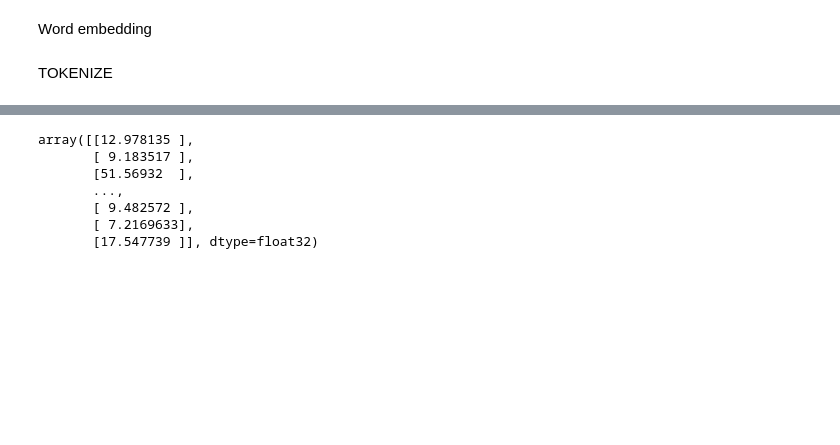
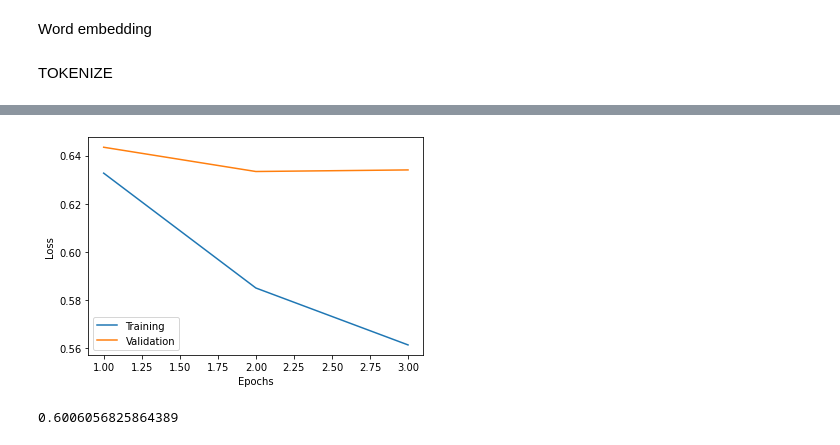
Before and after one commit to danielecaliari/AML, a Jupyter notebook: modelli.ipynb, the cells around one changed output, grey strips where cells are left out. Drawn from its saved outputs; the diff is of its cells as text; code cells hidden in the pictures; blank space fills up the shorter version.

```diff
--- a/modelli.ipynb
+++ b/modelli.ipynb
@@ -192,8 +275,7 @@ keras.utils.plot_model(embedding_model, "my_first_model_with_shape_info.png", sh
 # %%
 embedding_model.compile(
-    optimizer=keras.optimizers.RMSprop(1e-3),
+    optimizer=keras.optimizers.RMSprop(0.00001),
     loss={
-        "price": keras.losses.MeanSquaredLogarithmicError(),
-    },
-    loss_weights=[1.0],
+        "price": root_mean_squared_error,
+    }
 )
@@ -210,9 +282,10 @@ array([[    0,     0,     0, ...,    14,     4,    57],
 # %%
-embedding_model.fit(
+n_epochs = 4
+history_emb = embedding_model.fit(
     {"name": names_data, "description": descriptions_data, "other_features_input": train_emb},
     {"price": label_train_emb},
     validation_data=((names_data_validation, descriptions_data_validation, validation_emb), label_validation_emb),
-    epochs=2,
+    epochs=n_epochs,
     batch_size=256,
 )
 # %% [output]
@@ -224,12 +300,6 @@ Epoch 2/2
+# %%
+plot_history(history_emb, n_epochs)
+# %% [output]
+[figure, added]
 # %%
 res = embedding_model.predict((names_data_test,descriptions_data_test,test_emb))
-# %%
-np.expm1(res)
-# %% [output]
-array([[12.978135 ],
-       [ 9.183517 ],
-       [51.56932  ],
-       ...,
-       [ 9.482572 ],
-       [ 7.2169633],
-       [17.547739 ]], dtype=float32)
@@ -235,0 +308,4 @@ array([[12.978135 ],
+# %%
+final_score_model2
+# %% [output]
+0.6006056825864389
```
Also changed, not shown: parts of 27 cells of this notebook.
